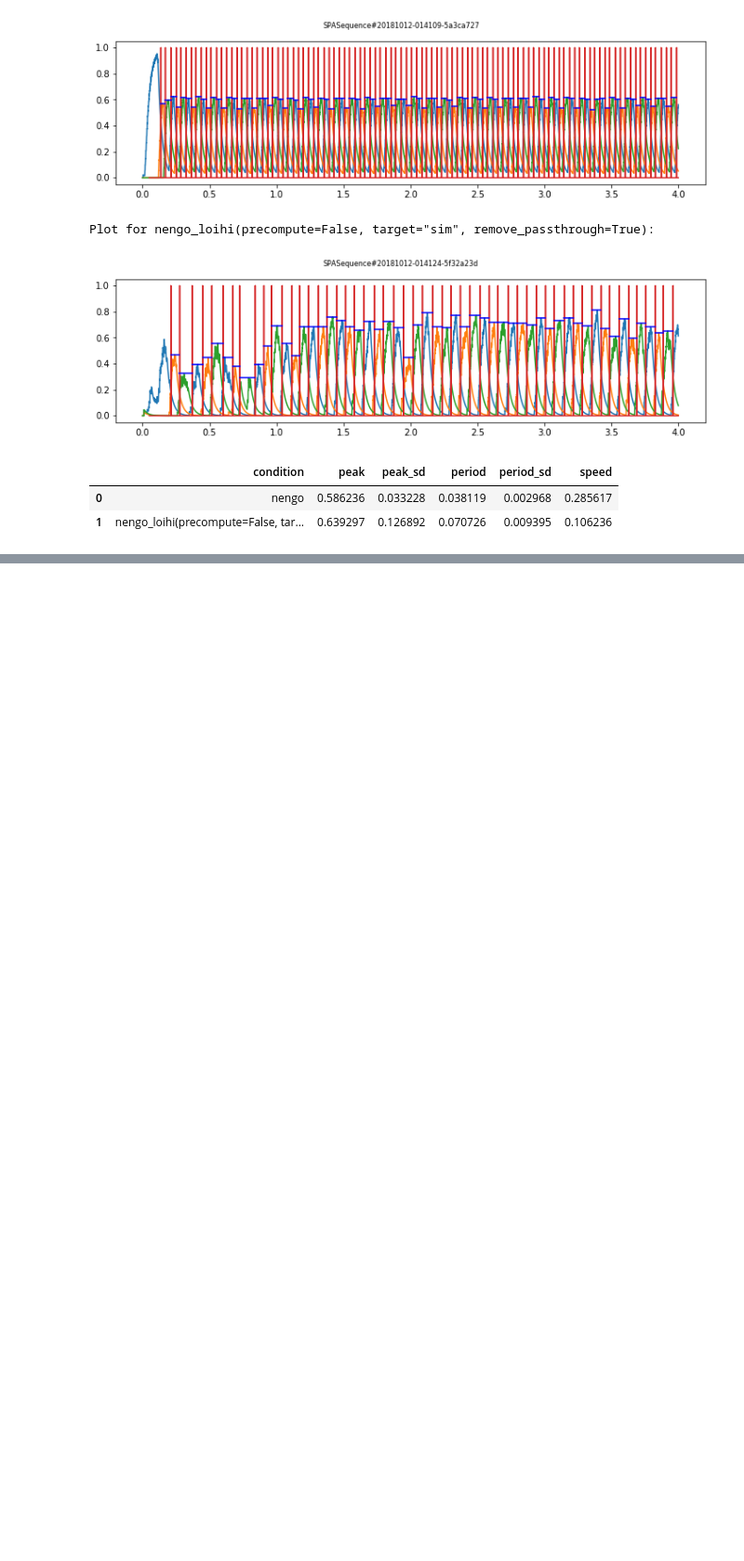
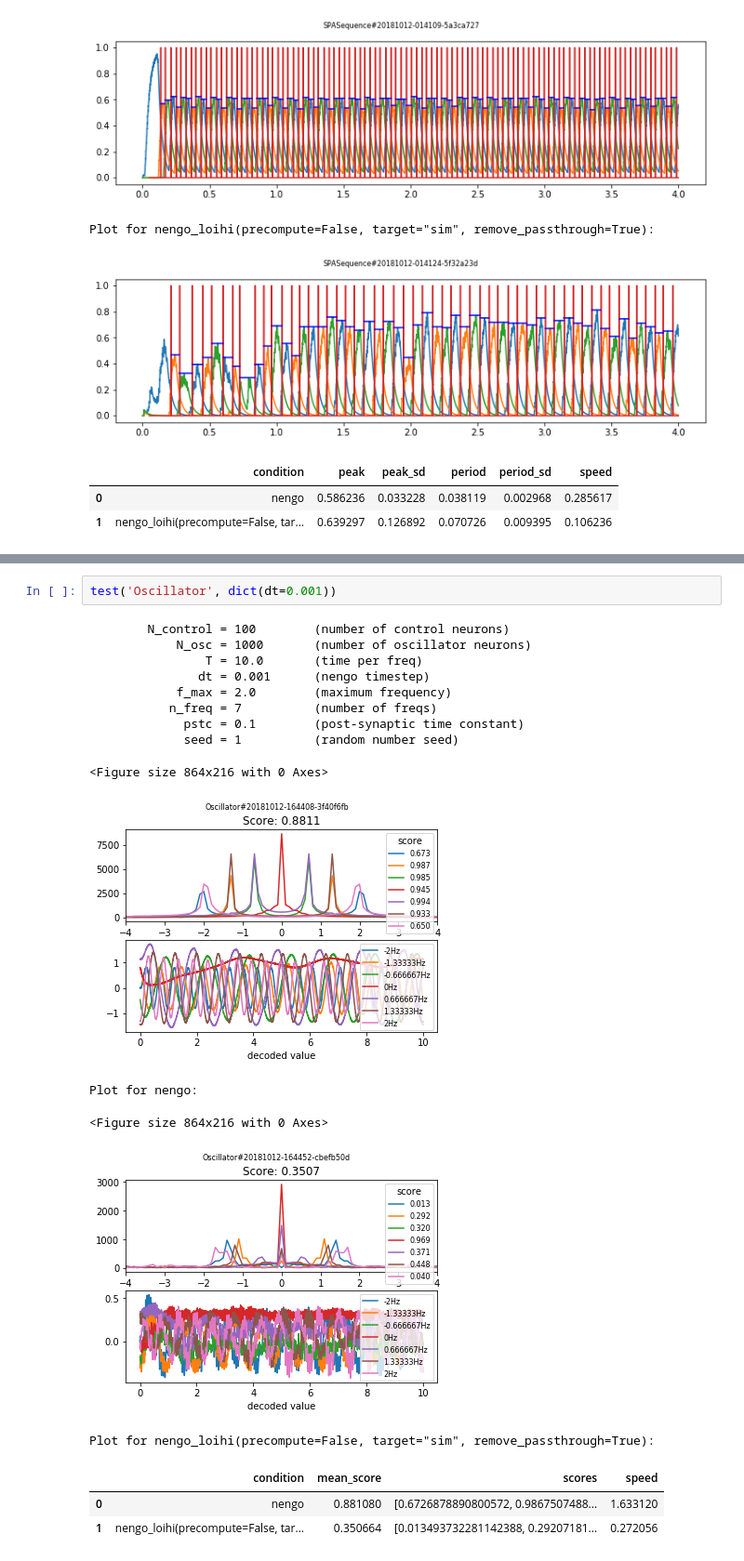
Before and after one commit to nengo/nengo-loihi, a Jupyter notebook: docs/Benchmark Nengo Models.ipynb, the cells around one changed output, grey strips where cells are left out. Shown at 93% size. Drawn from its saved outputs; the diff is of its cells as text; blank space fills up the shorter version.

```diff
--- a/docs/Benchmark Nengo Models.ipynb
+++ b/docs/Benchmark Nengo Models.ipynb
@@ -253,0 +389,20 @@ test('SemanticMemoryWithRecall', dict(dt=0.0001, D=8))
+# %%
+test('Oscillator', dict(dt=0.001))
+# %% [output]
+        N_control = 100        (number of control neurons)
+            N_osc = 1000       (number of oscillator neurons)
+                T = 10.0       (time per freq)
+               dt = 0.001      (nengo timestep)
+            f_max = 2.0        (maximum frequency)
+           n_freq = 7          (number of freqs)
+             pstc = 0.1        (post-synaptic time constant)
+             seed = 1          (random number seed)
+<Figure size 864x216 with 0 Axes>
+[figure, added]
+Plot for nengo:
+<Figure size 864x216 with 0 Axes>
+[figure, added]
+Plot for nengo_loihi(precompute=False, target="sim", remove_passthrough=True):
+|  | condition | mean_score | scores | speed |
+| 0 | nengo | 0.881080 | [0.6726878890800572, 0.9867507488... | 1.633120 |
+| 1 | nengo_loihi(precompute=False, tar... | 0.350664 | [0.013493732281142388, 0.29207181... | 0.272056 |
```
Also changed, not shown: parts of 27 cells of this notebook.
